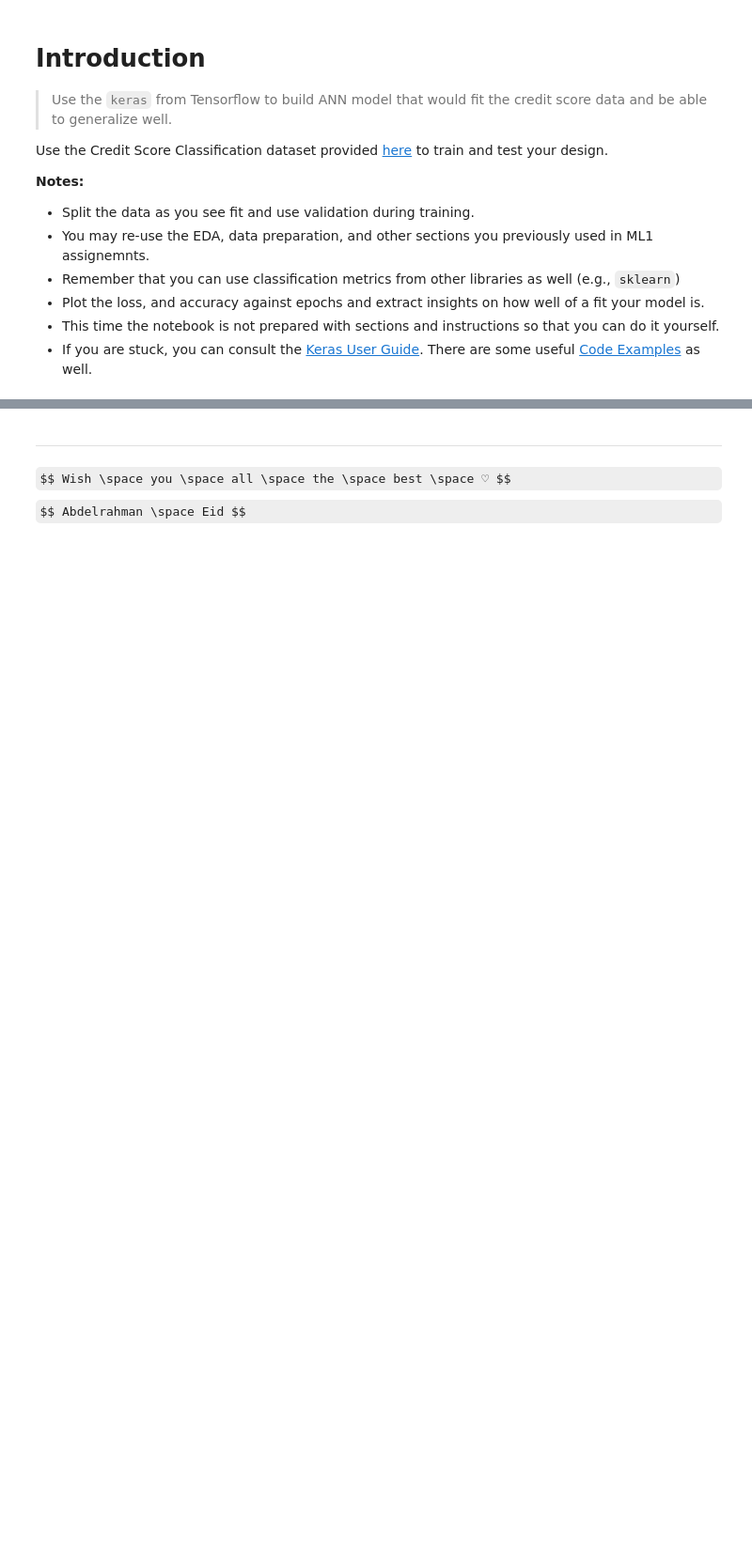
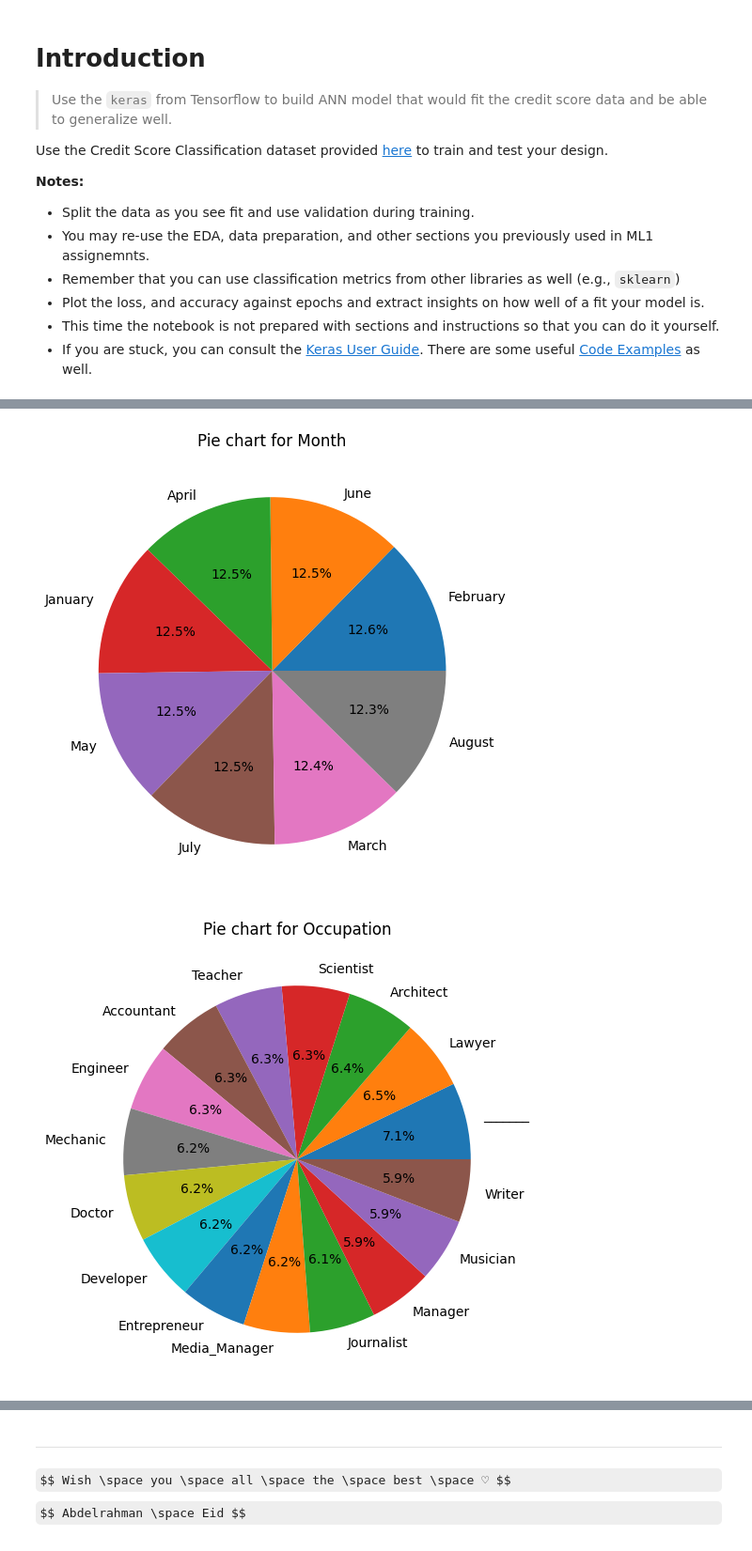
Before and after one commit to IsraaAbdelghany9/Deep_Learning_projects, a Jupyter notebook: dl_lab2_your_name.ipynb, the cells around one changed output, grey strips where cells are left out. Shown: that part at 94% size. Drawn from its saved outputs; the diff is of its cells as text; code cells hidden in the pictures; some formulas as TeX source; blank space fills up the shorter version.

```diff
--- a/dl_lab2_your_name.ipynb
+++ b/dl_lab2_your_name.ipynb
@@ -18,0 +214,12 @@ Use the Credit Score Classification dataset provided [here](https://www.kaggle.c
+# %%
+columns_to_plot = ['Month','Occupation','Credit_Mix','Payment_of_Min_Amount']
+# 'Annual_Income', 'Num_of_Loan', 'Type_of_Loan'
+for col in train_data[columns_to_plot]:
+    plt.figure(figsize=(6, 6))
+    train_data[col].value_counts().plot(kind='pie', autopct='%1.1f%%')
+    plt.title(f'Pie chart for {col}')
+    plt.ylabel('')  # Hide the y-label
+    plt.show()
+# %% [output]
+[figure, added]
+[figure, added]
```
Also changed, not shown: parts of 63 cells of this notebook.
